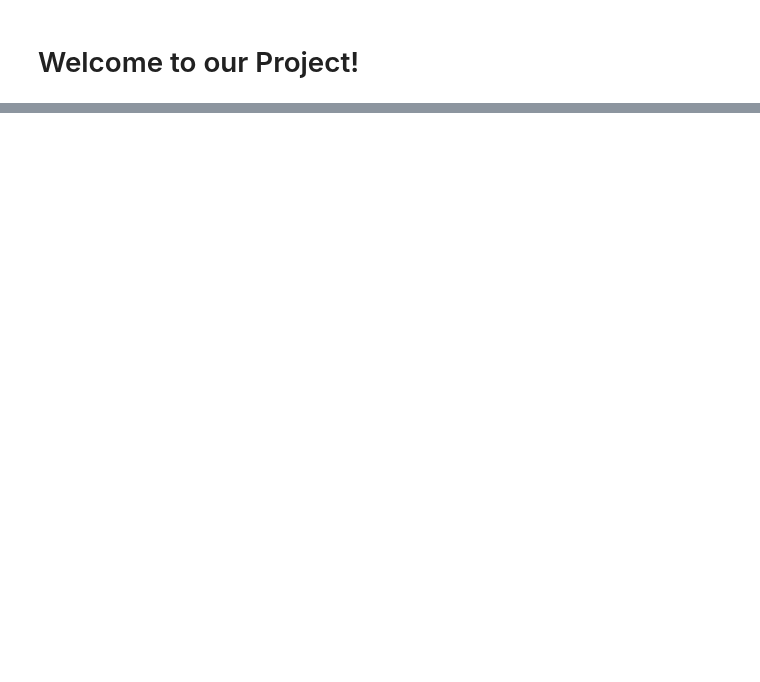
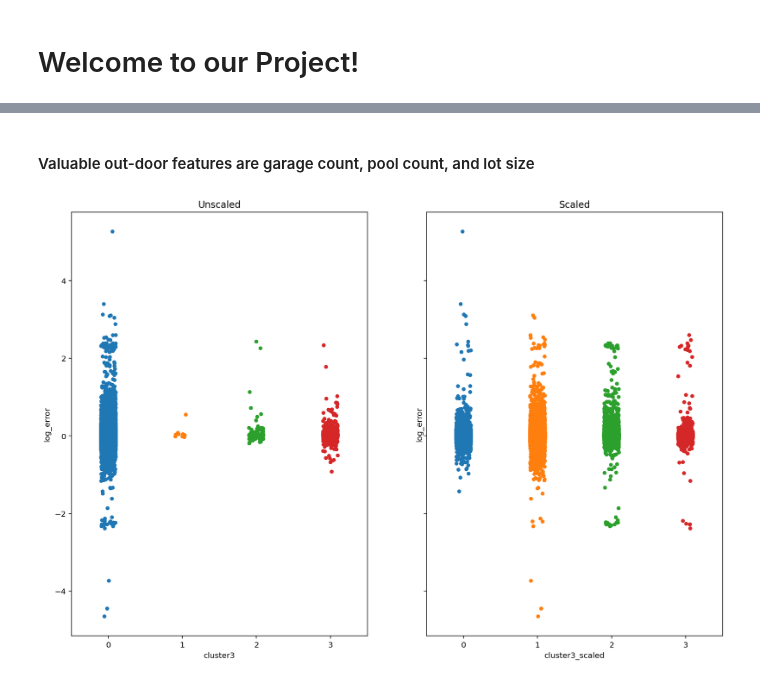
Before and after one commit to L-G-B-Team/clustering-project, a Jupyter notebook: Final_Report_Clustering.ipynb, the cells around one changed output, grey strips where cells are left out. Drawn from its saved outputs; the diff is of its cells as text; code cells hidden in the pictures; blank space fills up the shorter version.

```diff
--- a/Final_Report_Clustering.ipynb
+++ b/Final_Report_Clustering.ipynb
@@ -30,0 +62,6 @@
+# %%
+#wrangling data and assigning it to a dataframe
+df = w.wrangle_zillow()
+# %%
+# splitting data into three dataframes for training, validation, and testing
+train, validate, test = w.tvt_split(df)
@@ -30,0 +107,6 @@
+# %% [markdown]
+#### Valuable out-door features are garage count, pool count, and lot size
+# %%
+wn.viz_for_Q3(train)
+# %% [output]
+[figure, added]
```
Also changed, not shown: parts of 25 cells of this notebook, 4 other files.
